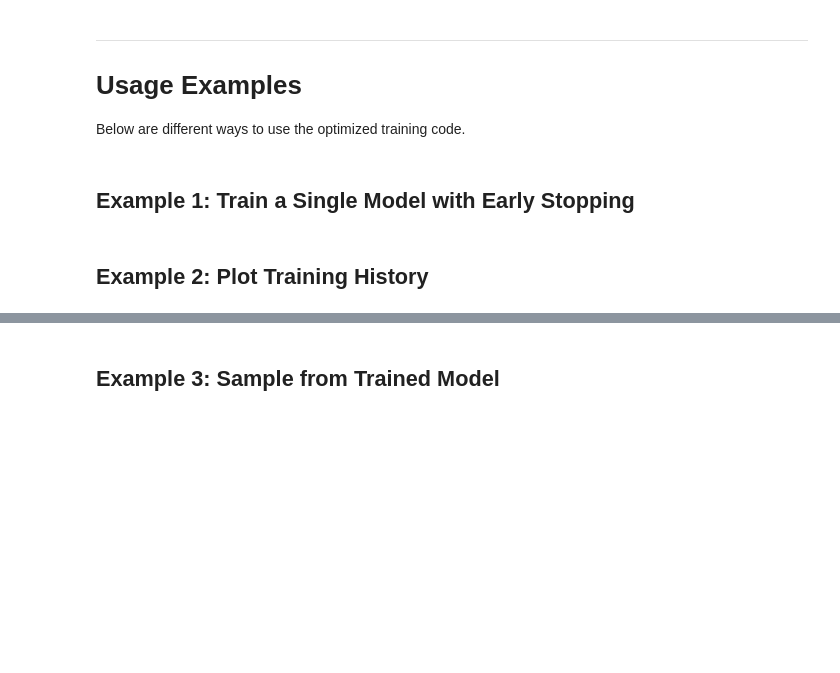
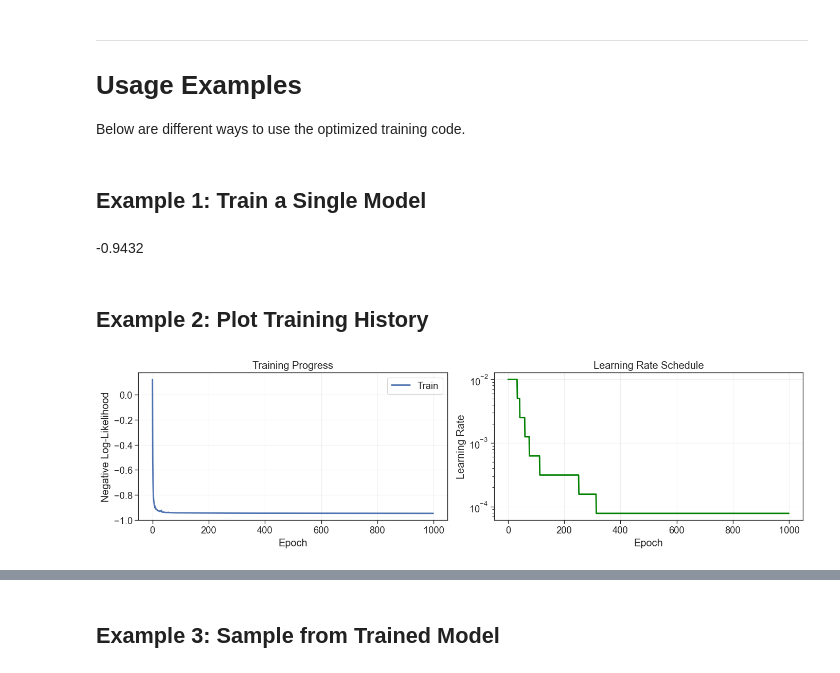
Before and after one commit to chinhsan08/Extraction-of-Gamma-with-Normalising-flows, a Jupyter notebook: flowSDP_even_cuda_fixed copy.ipynb, the cells around one changed output, grey strips where cells are left out. Saved outputs shown, nothing was run; the diff lists cells and outputs as text; code cells hidden in the pictures; blank space fills up the shorter version.

```diff
--- a/flowSDP_even_cuda_fixed copy.ipynb
+++ b/flowSDP_even_cuda_fixed copy.ipynb
@@ -424,37 +369,20 @@ def train_flow_fixed_epochs(
 ):
     """
     Train flow for a fixed number of epochs without validation.
-
-    This is the recommended approach for bootstrapping - all data is used for
-    training, and the number of epochs is pre-determined from pilot experiments.
-
-    Args:
-        flow: Flow model
-        train_loader: Training data loader
-        num_epochs: Fixed number of epochs to train
-        lr: Initial learning rate
-        device: Device for training
-
-    Returns:
-        flow: Trained model
-        history: Dictionary with training history
     """
     flow.to(device)
 
-    # Optimizer and scheduler
     optimizer = torch.optim.Adam(flow.parameters(), lr=lr)
     scheduler = torch.optim.lr_scheduler.ReduceLROnPlateau(
         optimizer, mode="min", factor=0.5, patience=5, min_lr=1e-6
     )
 
-    # History tracking
     history = {
         'train_loss': [],
         'learning_rate': [],
         'epochs_trained': num_epochs
     }
 
-    # Training loop
     for epoch in tqdm(range(1, num_epochs + 1), desc="Training", ncols=80):
         flow.train()
         train_loss = 0.0
@@ -473,10 +401,8 @@ def train_flow_fixed_epochs(
         history['train_loss'].append(train_loss)
         history['learning_rate'].append(optimizer.param_groups[0]['lr'])
 
-        # Step scheduler based on training loss
         scheduler.step(train_loss)
 
-        # Print progress every 10 epochs
         if epoch % 10 == 0 or epoch == 1:
             print(f"[{epoch:03d}] Train: {train_loss:.6f}, LR: {optimizer.param_groups[0]['lr']:.2e}")
 
@@ -665,4 +508,4 @@ def train_ensemble(
 
 Below are different ways to use the optimized training code.
 # %% [markdown]
-## Example 1: Train a Single Model with Early Stopping
+## Example 1: Train a Single Model
@@ -739,30 +512,52 @@ print(f"Early stopped: {history['stopped_early']}")
+# %% [markdown]
+-0.9432
+# %%
+# Load all data
+data = np.load("D_Kspipi_odd_SDP_1.1e7.npy")
+
+train_loader = DataLoader(
+    DalitzDataset(data),
+    batch_size=10000,
+    shuffle=True
+)
+
+flow = create_flow(num_flows=16, hidden_features = 128, num_bins=16)
+print(f"Model parameters: {sum(p.numel() for p in flow.parameters()):,}")
+
+flow, history = train_flow_fixed_epochs(
+    flow, train_loader, num_epochs=100, lr=0.01, device=device,
+)
+
+# Save
+torch.save(flow.state_dict(), "single_model.pth")
+print(f"Final loss: {history['train_loss'][-1]:.6f}")
 # %% [markdown]
 ## Example 2: Plot Training History
 # %%
 # Plot loss curves
 fig, axes = plt.subplots(1, 2, figsize=(14, 4))
 
-# Training and validation loss
+# Training loss
 axes[0].plot(history['train_loss'], label='Train', linewidth=2)
-axes[0].plot(history['val_loss'], label='Validation', linewidth=2)
-axes[0].axvline(history['best_epoch'], color='red', linestyle='--',
-                label=f'Best epoch: {history["best_epoch"]}', alpha=0.7)
 axes[0].set_xlabel('Epoch')
 axes[0].set_ylabel('Negative Log-Likelihood')
 axes[0].set_title('Training Progress')
 axes[0].legend()
 axes[0].grid(True, alpha=0.3)
 
 # Learning rate
 axes[1].plot(history['learning_rate'], linewidth=2, color='green')
 axes[1].set_xlabel('Epoch')
 axes[1].set_ylabel('Learning Rate')
 axes[1].set_title('Learning Rate Schedule')
 axes[1].set_yscale('log')
 axes[1].grid(True, alpha=0.3)
 
 plt.tight_layout()
 plt.savefig('single_model_training.png', dpi=150, bbox_inches='tight')
 plt.show()
 
+print(f"Final loss: {history['train_loss'][-1]:.6f}")
 print(f"Training curve saved to: single_model_training.png")
+# %% [output]
+[figure, added]
```
Also changed, not shown: parts of 35 cells of this notebook, 18 other files.
